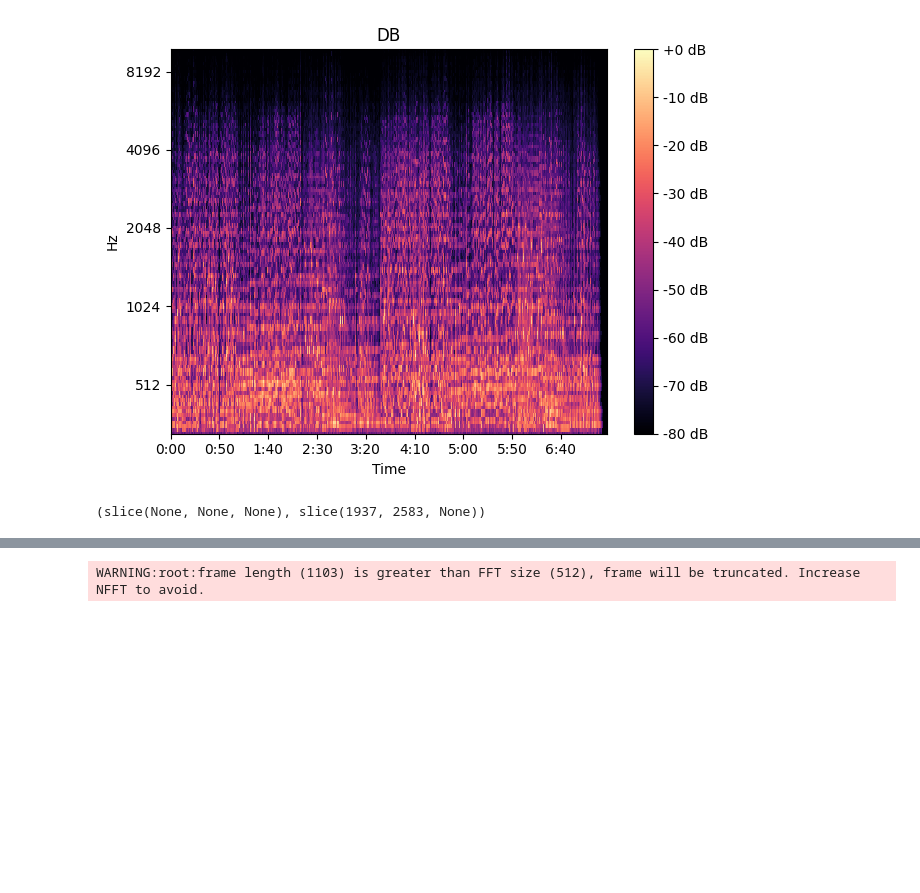
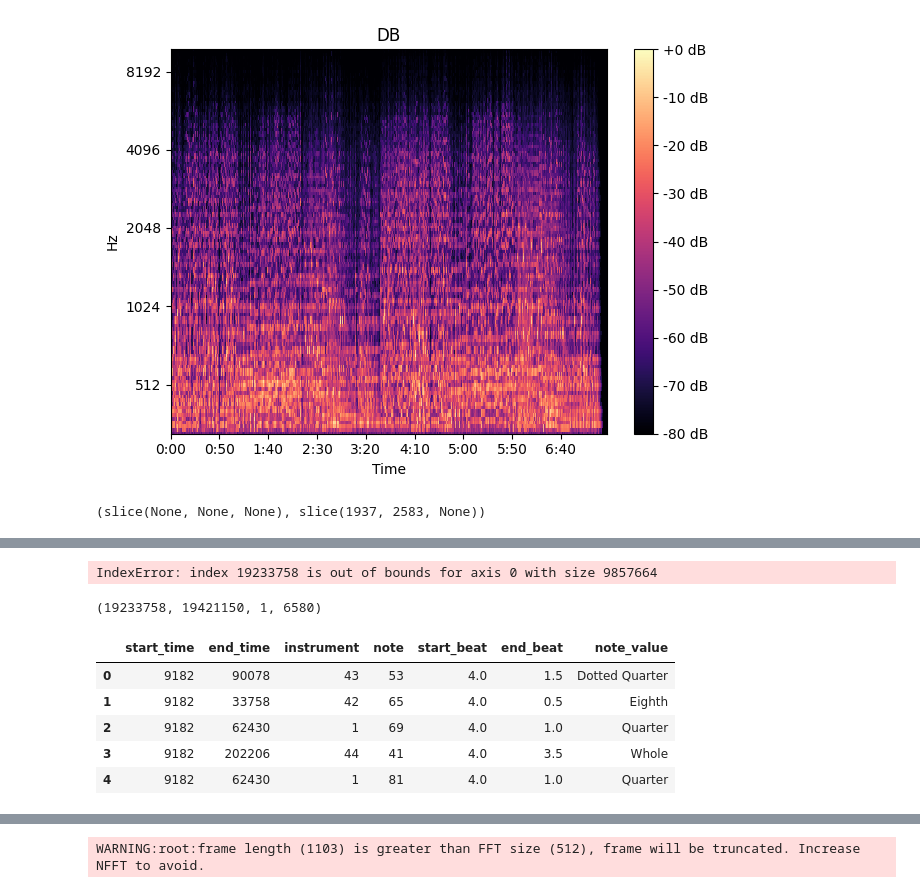
Before and after one commit to wisrovi/TFM2022, a Jupyter notebook: TFM.ipynb, the cells around one changed output, grey strips where cells are left out. Saved outputs shown, nothing was run; the diff lists cells and outputs as text; code cells hidden in the pictures; blank space fills up the shorter version.

```diff
--- a/TFM.ipynb
+++ b/TFM.ipynb
@@ -184,0 +178,23 @@ You should consider upgrading via the '/usr/bin/python3 -m pip install --upgrade
+# %%
+audio[19233758]
+# %% [output]
+IndexError: index 19233758 is out of bounds for axis 0 with size 9857664
+# %%
+i = 6579
+labels['start_time'][i], labels['end_time'][i], labels['instrument'][i], len(labels['start_time'])
+
+
+# start_time
+# end_time
+# instrument
+# %% [output]
+(19233758, 19421150, 1, 6580)
+# %%
+labels.head()
+# %% [output]
+|  | start_time | end_time | instrument | note | start_beat | end_beat | note_value |
+| 0 | 9182 | 90078 | 43 | 53 | 4.0 | 1.5 | Dotted Quarter |
+| 1 | 9182 | 33758 | 42 | 65 | 4.0 | 0.5 | Eighth |
+| 2 | 9182 | 62430 | 1 | 69 | 4.0 | 1.0 | Quarter |
+| 3 | 9182 | 202206 | 44 | 41 | 4.0 | 3.5 | Whole |
+| 4 | 9182 | 62430 | 1 | 81 | 4.0 | 1.0 | Quarter |
```
Also changed, not shown: parts of 12 cells of this notebook, 3 other files.
